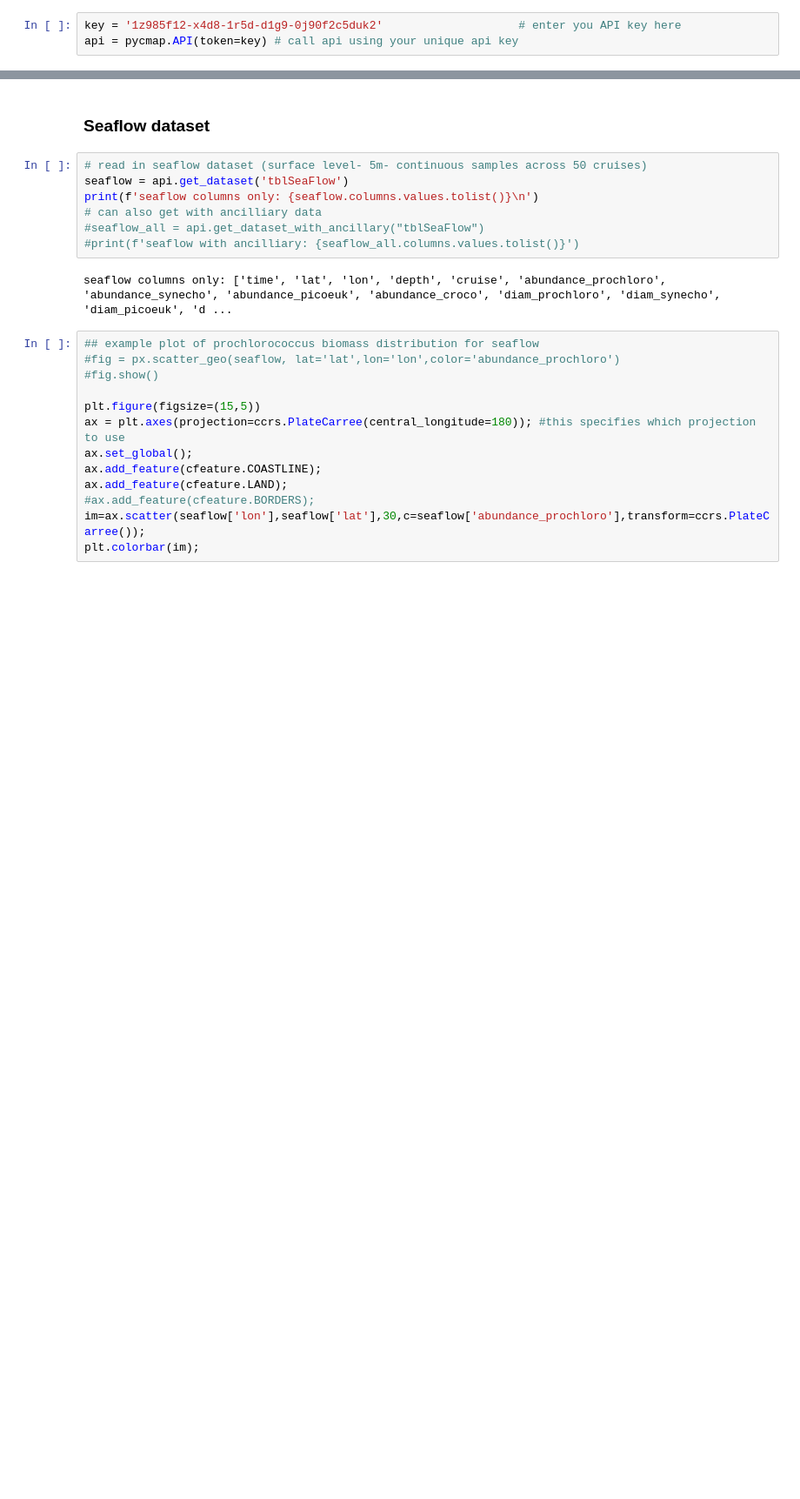
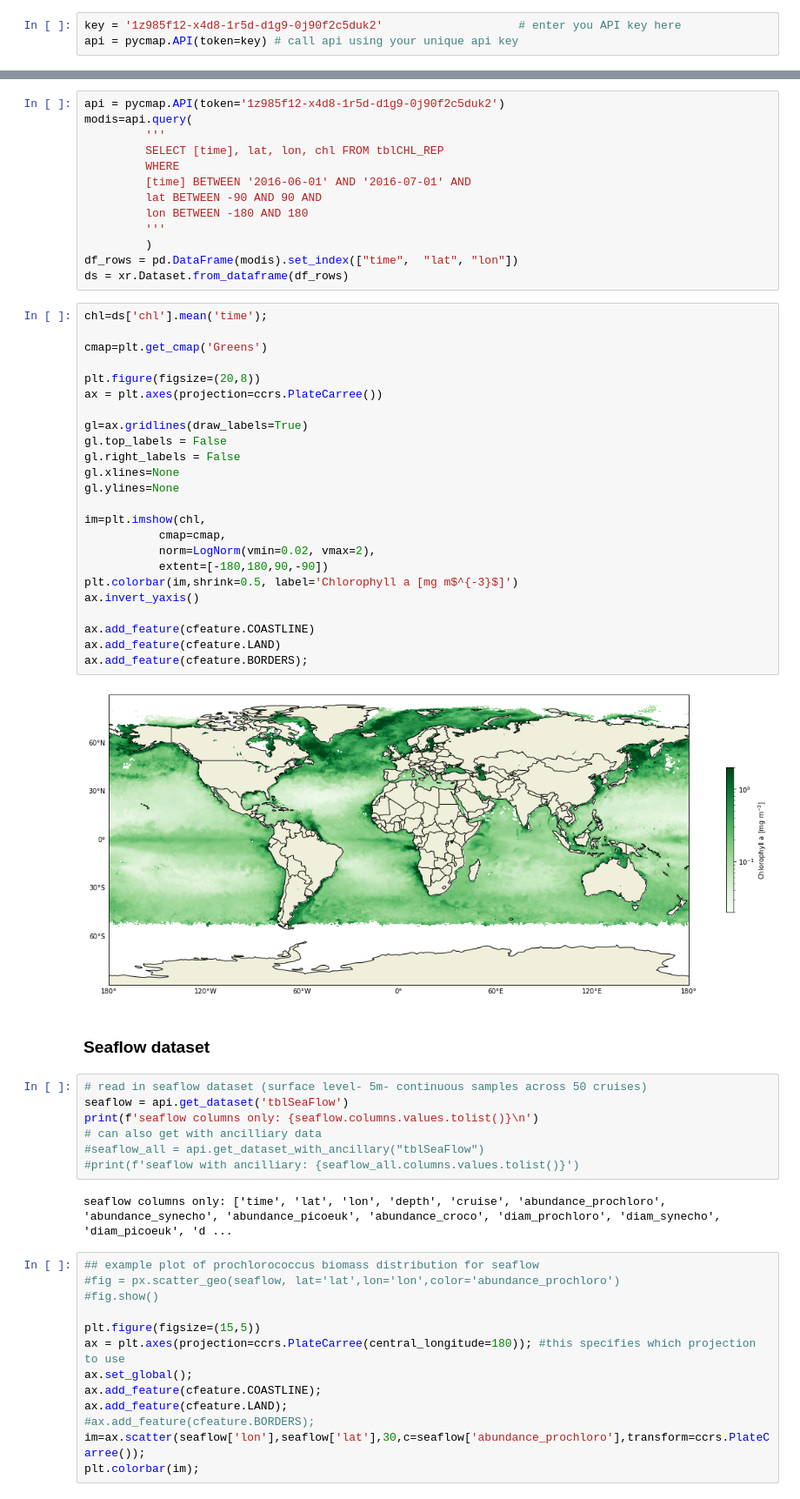
Before and after one commit to gmanuch/DataScienceOceanography, a Jupyter notebook: Tutorials/BO/phyto_tutorial.ipynb, the cells around one changed output, grey strips where cells are left out. Shown at 87% size. Cells and saved outputs as stored; diff of their text form; blank space fills up the shorter version.

```diff
--- a/Tutorials/BO/phyto_tutorial.ipynb
+++ b/Tutorials/BO/phyto_tutorial.ipynb
@@ -105,3 +59,42 @@ api.search_catalog('Dissolved iron')
+# %%
+api = pycmap.API(token='1z985f12-x4d8-1r5d-d1g9-0j90f2c5duk2')
+modis=api.query(
+         '''
+         SELECT [time], lat, lon, chl FROM tblCHL_REP
+         WHERE
+         [time] BETWEEN '2016-06-01' AND '2016-07-01' AND
+         lat BETWEEN -90 AND 90 AND
+         lon BETWEEN -180 AND 180
+         '''
+         )
+df_rows = pd.DataFrame(modis).set_index(["time",  "lat", "lon"])
+ds = xr.Dataset.from_dataframe(df_rows)
+# %%
+chl=ds['chl'].mean('time');
+
+cmap=plt.get_cmap('Greens')
+
+plt.figure(figsize=(20,8))
+ax = plt.axes(projection=ccrs.PlateCarree())
+
+gl=ax.gridlines(draw_labels=True)
+gl.top_labels = False
+gl.right_labels = False
+gl.xlines=None
+gl.ylines=None
+
+im=plt.imshow(chl,
+           cmap=cmap,
+           norm=LogNorm(vmin=0.02, vmax=2),
+           extent=[-180,180,90,-90])
+plt.colorbar(im,shrink=0.5, label='Chlorophyll a [mg m$^{-3}$]')
+ax.invert_yaxis()
+
+ax.add_feature(cfeature.COASTLINE)
+ax.add_feature(cfeature.LAND)
+ax.add_feature(cfeature.BORDERS);
+# %% [output]
+[figure, added]
 # %% [markdown]
 ### Seaflow dataset
 # %%
```
Also changed, not shown: parts of 8 cells of this notebook.
